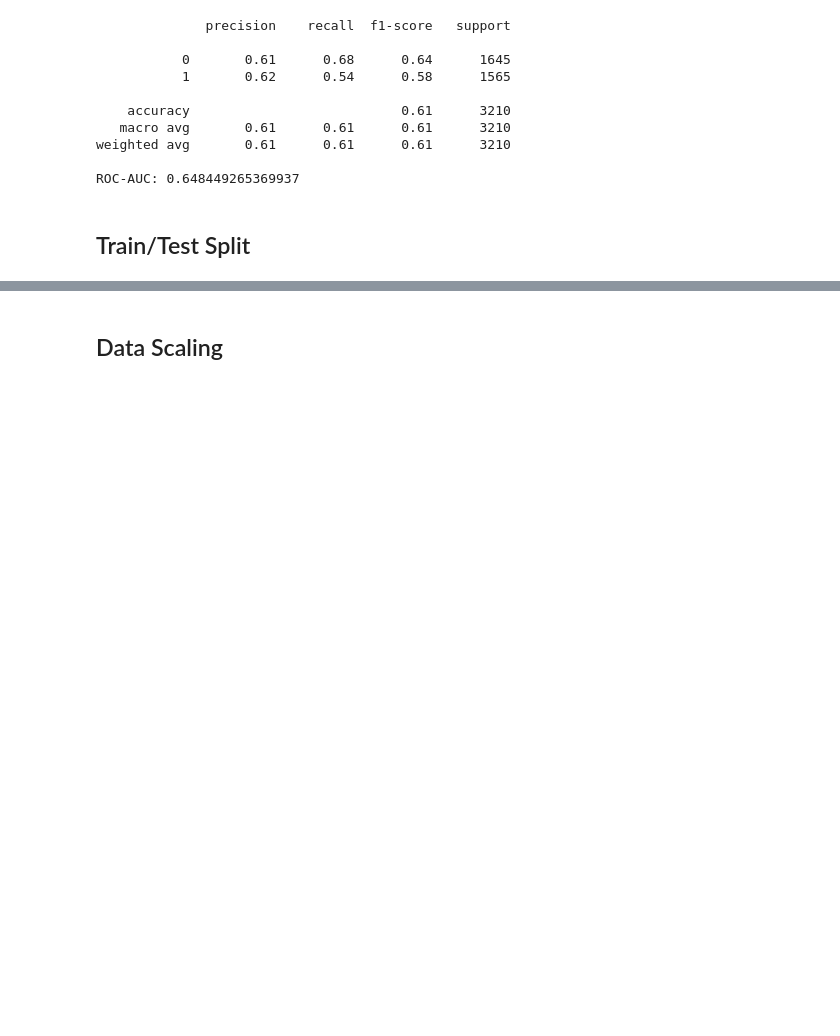
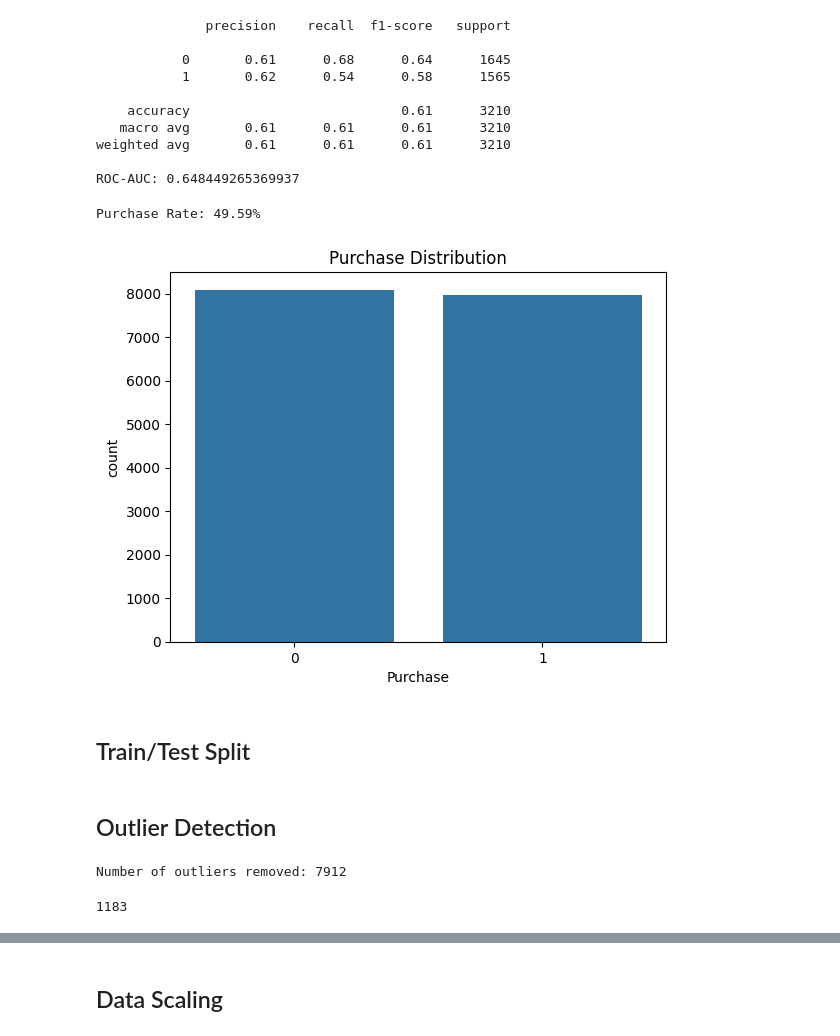
Before and after one commit to JustaKris/XYZ-Marketing-Campaign, a Jupyter notebook: notebooks/NIQ_Task_Modeling.ipynb, the cells around one changed output, grey strips where cells are left out. Drawn from its saved outputs; the diff is of its cells as text; code cells hidden in the pictures; blank space fills up the shorter version.

```diff
--- a/notebooks/NIQ_Task_Modeling.ipynb
+++ b/notebooks/NIQ_Task_Modeling.ipynb
@@ -75,6 +81,18 @@ print("ROC-AUC:", roc_auc_score(y_test, model.predict_proba(X_test)[:, 1]))
 weighted avg       0.61      0.61      0.61      3210
 
 ROC-AUC: 0.648449265369937
+# %%
+# Check purchase rate
+purchase_rate = data['Purchase'].mean()
+print(f"Purchase Rate: {purchase_rate:.2%}")
+
+# Visualize class balance
+sns.countplot(x='Purchase', data=data)
+plt.title("Purchase Distribution")
+plt.show()
+# %% [output]
+Purchase Rate: 49.59%
+[figure, added]
 # %% [markdown]
 ## Train/Test Split
 # %%
@@ -88,0 +143,2 @@ weights = data['weight']  # Store weights separately
+# %% [markdown]
+## Outlier Detection
@@ -88,0 +162,29 @@ weights = data['weight']  # Store weights separately
+# %%
+from sklearn.ensemble import IsolationForest
+
+iso_forest = IsolationForest(contamination=0.05, random_state=42)  # Specify the expected proportion of outliers
+
+y_outliers = iso_forest.fit_predict(X)  # Returns 1 for inliers and -1 for outliers
+outliers = (y_outliers == -1)
+
+# Remove outliers from the entire dataset
+X = X[~outliers]
+y = y[~outliers]
+weights = weights[~outliers]
+
+# Optional: Check how many outliers were removed
+print(f"Number of outliers removed: {outliers.sum()}")
+# %% [output]
+Number of outliers removed: 7912
+# %%
+iso_forest = IsolationForest(contamination=0.05, random_state=42)
+
+X_anomaly_testing = X.copy()
+iso_forest.fit(X_anomaly_testing)
+X["anomaly_scores"] = iso_forest.decision_function(X_anomaly_testing)
+X["anomaly"] = iso_forest.predict(X_anomaly_testing)
+
+outliers_result = iso_forest.predict(X)
+print((outliers_result == -1).sum())
+# %% [output]
+1183
```
Also changed, not shown: parts of 29 cells of this notebook, 2 other files.
